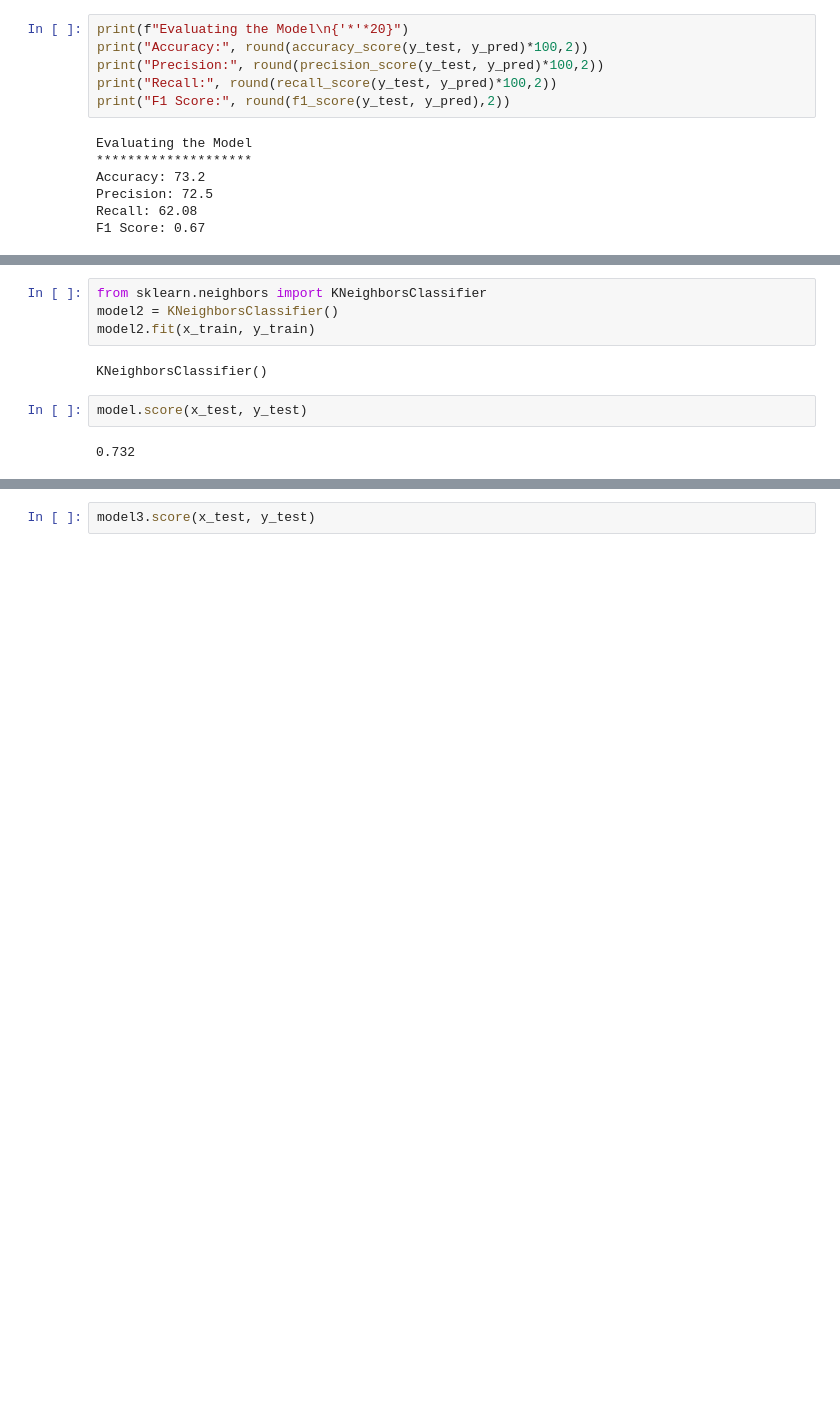
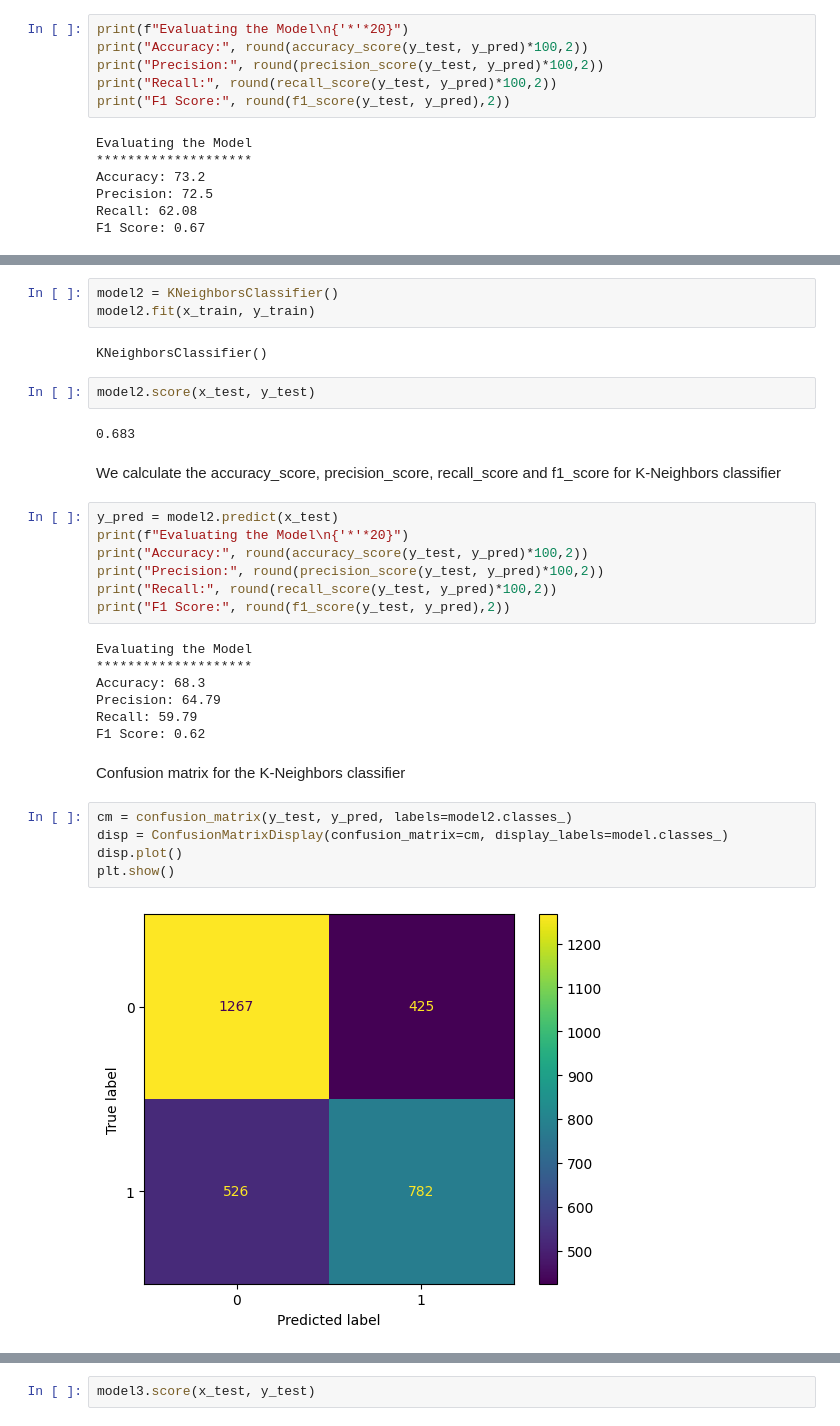
Before and after one commit to Isaackjoshua/Cardiovascular-Disease-Risk-Prediction-Model, a Jupyter notebook: models/model.ipynb, the cells around one changed output, grey strips where cells are left out. Cells and saved outputs as stored; diff of their text form; blank space fills up the shorter version.

```diff
--- a/models/model.ipynb
+++ b/models/model.ipynb
@@ -237,11 +240,35 @@ K-NEIGHBORS CLASSIFIER
 # %%
-from sklearn.neighbors import KNeighborsClassifier
 model2 = KNeighborsClassifier()
 model2.fit(x_train, y_train)
 # %% [output]
 KNeighborsClassifier()
 # %%
-model.score(x_test, y_test)
+model2.score(x_test, y_test)
 # %% [output]
-0.732
+0.683
+# %% [markdown]
+We calculate the accuracy_score, precision_score, recall_score and f1_score for K-Neighbors classifier
+# %%
+y_pred = model2.predict(x_test)
+print(f"Evaluating the Model\n{'*'*20}")
+print("Accuracy:", round(accuracy_score(y_test, y_pred)*100,2))
+print("Precision:", round(precision_score(y_test, y_pred)*100,2))
+print("Recall:", round(recall_score(y_test, y_pred)*100,2))
+print("F1 Score:", round(f1_score(y_test, y_pred),2))
+# %% [output]
+Evaluating the Model
+********************
+Accuracy: 68.3
+Precision: 64.79
+Recall: 59.79
+F1 Score: 0.62
+# %% [markdown]
+Confusion matrix for the K-Neighbors classifier
+# %%
+cm = confusion_matrix(y_test, y_pred, labels=model2.classes_)
+disp = ConfusionMatrixDisplay(confusion_matrix=cm, display_labels=model.classes_)
+disp.plot()
+plt.show()
+# %% [output]
+[figure, added]
 # %% [markdown]
```
Also changed, not shown: parts of 24 cells of this notebook.
